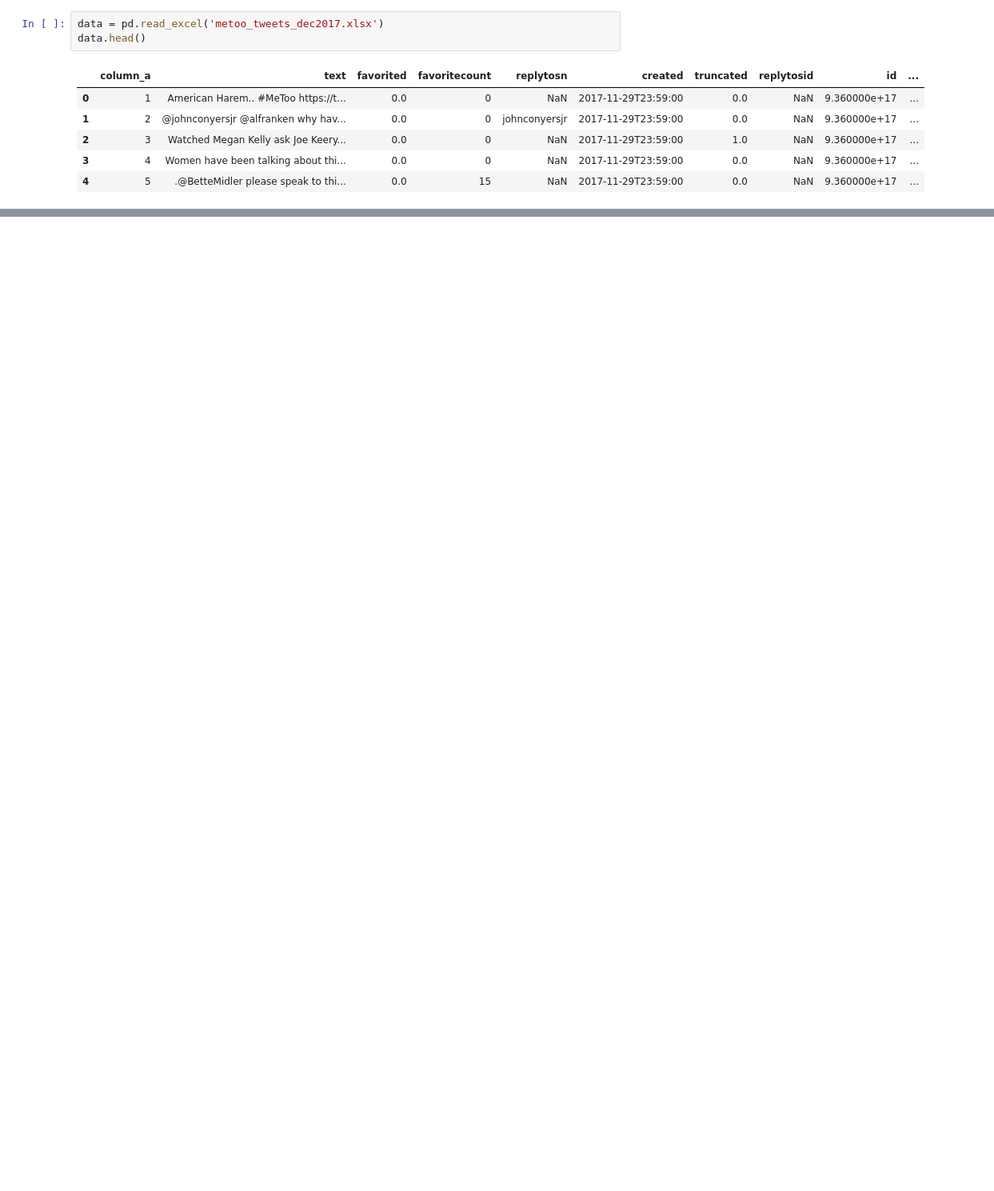
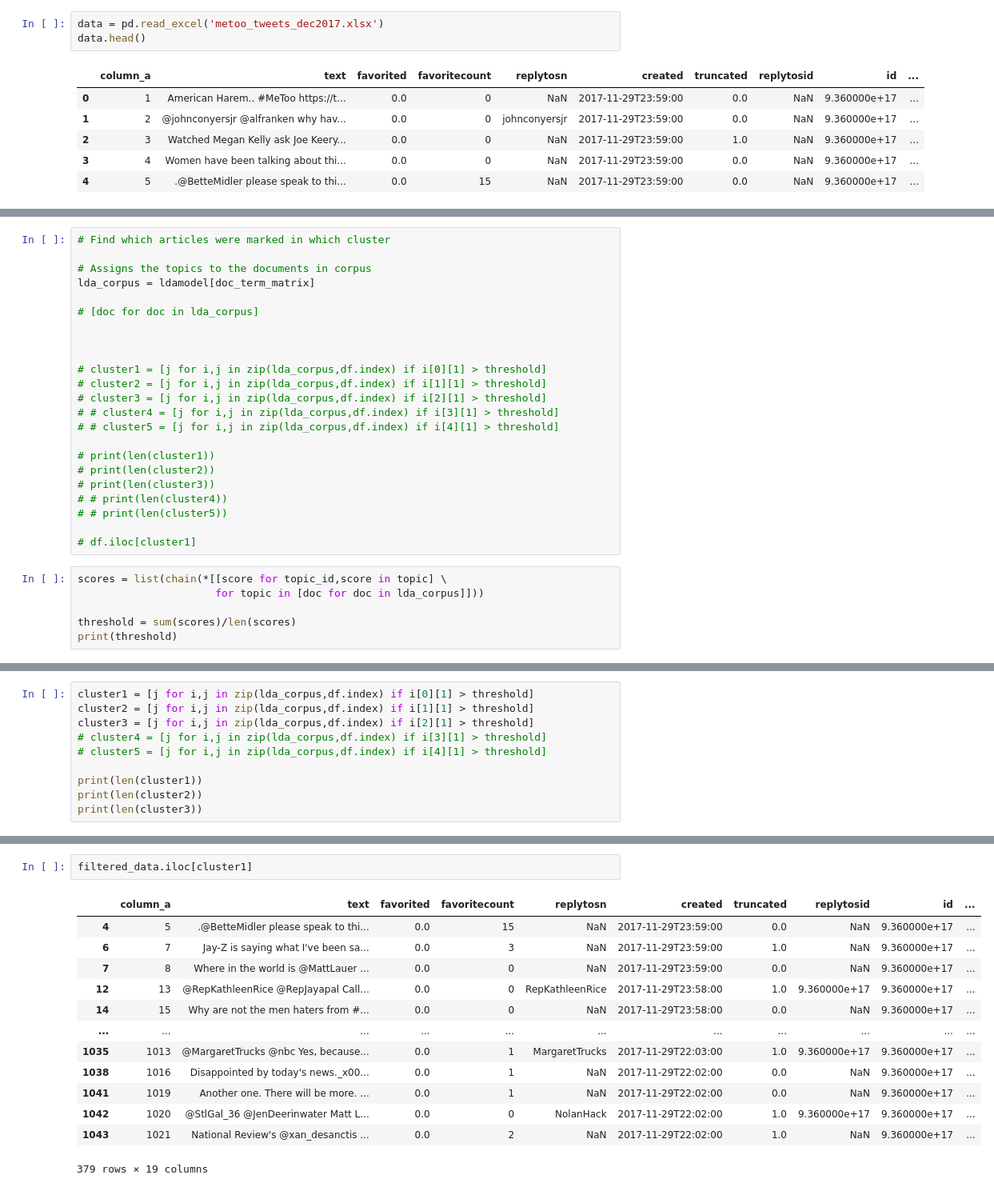
Before and after one commit to coderpatil/topicmodeling, a Jupyter notebook: lda.ipynb, the cells around one changed output, grey strips where cells are left out. Shown at 80% size. Cells and saved outputs as stored; diff of their text form; blank space fills up the shorter version.

```diff
--- a/lda.ipynb
+++ b/lda.ipynb
@@ -66,0 +101,29 @@ filtered_data.head()
+# %%
+# Find which articles were marked in which cluster
+
+# Assigns the topics to the documents in corpus
+lda_corpus = ldamodel[doc_term_matrix]
+
+# [doc for doc in lda_corpus]
+
+
+
+# cluster1 = [j for i,j in zip(lda_corpus,df.index) if i[0][1] > threshold]
+# cluster2 = [j for i,j in zip(lda_corpus,df.index) if i[1][1] > threshold]
+# cluster3 = [j for i,j in zip(lda_corpus,df.index) if i[2][1] > threshold]
+# # cluster4 = [j for i,j in zip(lda_corpus,df.index) if i[3][1] > threshold]
+# # cluster5 = [j for i,j in zip(lda_corpus,df.index) if i[4][1] > threshold]
+
+# print(len(cluster1))
+# print(len(cluster2))
+# print(len(cluster3))
+# # print(len(cluster4))
+# # print(len(cluster5))
+
+# df.iloc[cluster1]
+# %%
+scores = list(chain(*[[score for topic_id,score in topic] \
+                      for topic in [doc for doc in lda_corpus]]))
+
+threshold = sum(scores)/len(scores)
+print(threshold)
@@ -66,0 +132,10 @@ filtered_data.head()
+# %%
+cluster1 = [j for i,j in zip(lda_corpus,df.index) if i[0][1] > threshold]
+cluster2 = [j for i,j in zip(lda_corpus,df.index) if i[1][1] > threshold]
+cluster3 = [j for i,j in zip(lda_corpus,df.index) if i[2][1] > threshold]
+# cluster4 = [j for i,j in zip(lda_corpus,df.index) if i[3][1] > threshold]
+# cluster5 = [j for i,j in zip(lda_corpus,df.index) if i[4][1] > threshold]
+
+print(len(cluster1))
+print(len(cluster2))
+print(len(cluster3))
@@ -66,0 +146,16 @@ filtered_data.head()
+# %%
+filtered_data.iloc[cluster1]
+# %% [output]
+|  | column_a | text | favorited | favoritecount | replytosn | created | truncated | replytosid | id | ... |
+| 4 | 5 | .@BetteMidler please speak to thi... | 0.0 | 15 | NaN | 2017-11-29T23:59:00 | 0.0 | NaN | 9.360000e+17 | ... |
+| 6 | 7 | Jay-Z is saying what I've been sa... | 0.0 | 3 | NaN | 2017-11-29T23:59:00 | 1.0 | NaN | 9.360000e+17 | ... |
+| 7 | 8 | Where in the world is @MattLauer ... | 0.0 | 0 | NaN | 2017-11-29T23:59:00 | 0.0 | NaN | 9.360000e+17 | ... |
+| 12 | 13 | @RepKathleenRice @RepJayapal Call... | 0.0 | 0 | RepKathleenRice | 2017-11-29T23:58:00 | 1.0 | 9.360000e+17 | 9.360000e+17 | ... |
+| 14 | 15 | Why are not the men haters from #... | 0.0 | 0 | NaN | 2017-11-29T23:58:00 | 0.0 | NaN | 9.360000e+17 | ... |
+| ... | ... | ... | ... | ... | ... | ... | ... | ... | ... | ... |
+| 1035 | 1013 | @MargaretTrucks @nbc Yes, because... | 0.0 | 1 | MargaretTrucks | 2017-11-29T22:03:00 | 1.0 | 9.360000e+17 | 9.360000e+17 | ... |
+| 1038 | 1016 | Disappointed by today's news._x00... | 0.0 | 1 | NaN | 2017-11-29T22:02:00 | 0.0 | NaN | 9.360000e+17 | ... |
+| 1041 | 1019 | Another one. There will be more. ... | 0.0 | 1 | NaN | 2017-11-29T22:02:00 | 0.0 | NaN | 9.360000e+17 | ... |
+| 1042 | 1020 | @StlGal_36 @JenDeerinwater Matt L... | 0.0 | 0 | NolanHack | 2017-11-29T22:02:00 | 1.0 | 9.360000e+17 | 9.360000e+17 | ... |
+| 1043 | 1021 | National Review's @xan_desanctis ... | 0.0 | 2 | NaN | 2017-11-29T22:02:00 | 1.0 | NaN | 9.360000e+17 | ... |
+379 rows × 19 columns
```
Also changed, not shown: parts of 5 cells of this notebook.
